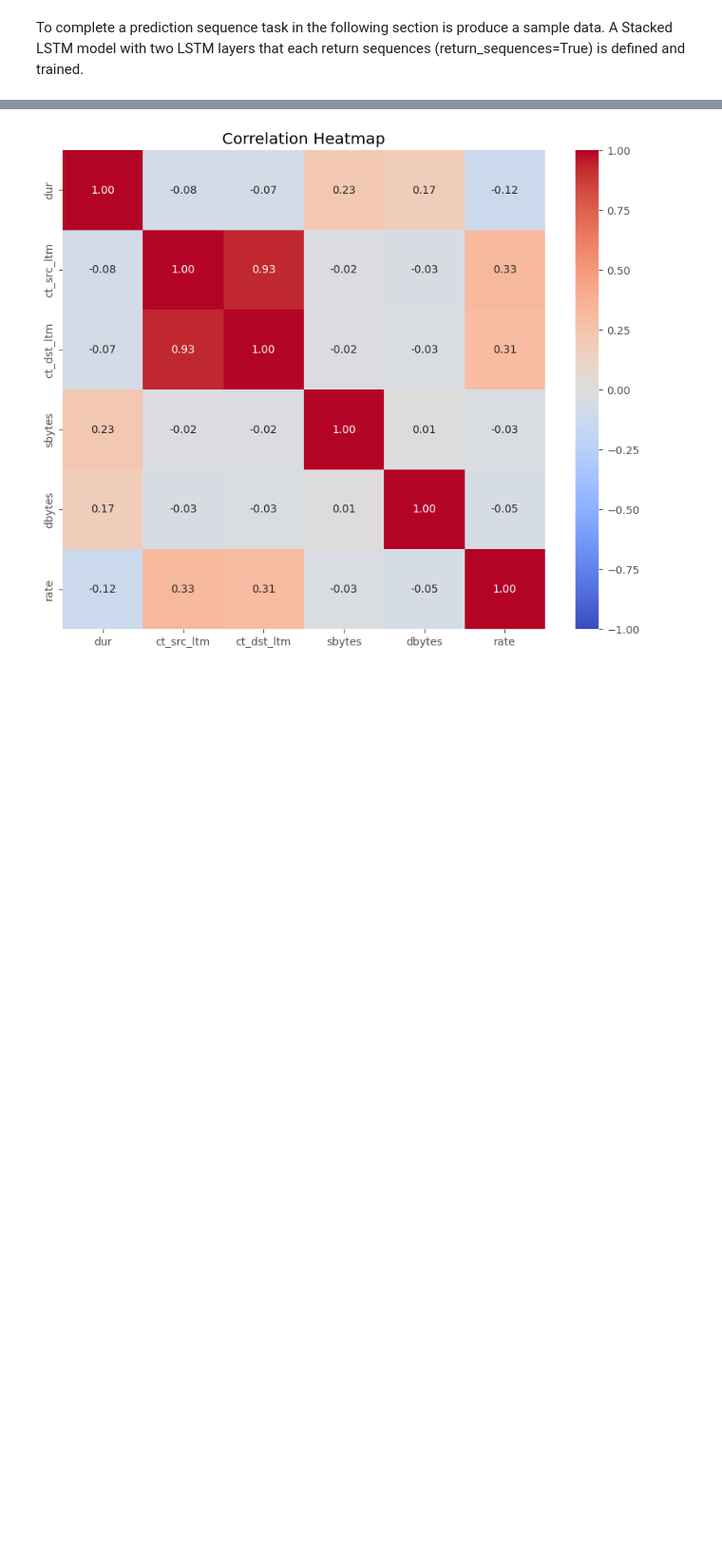
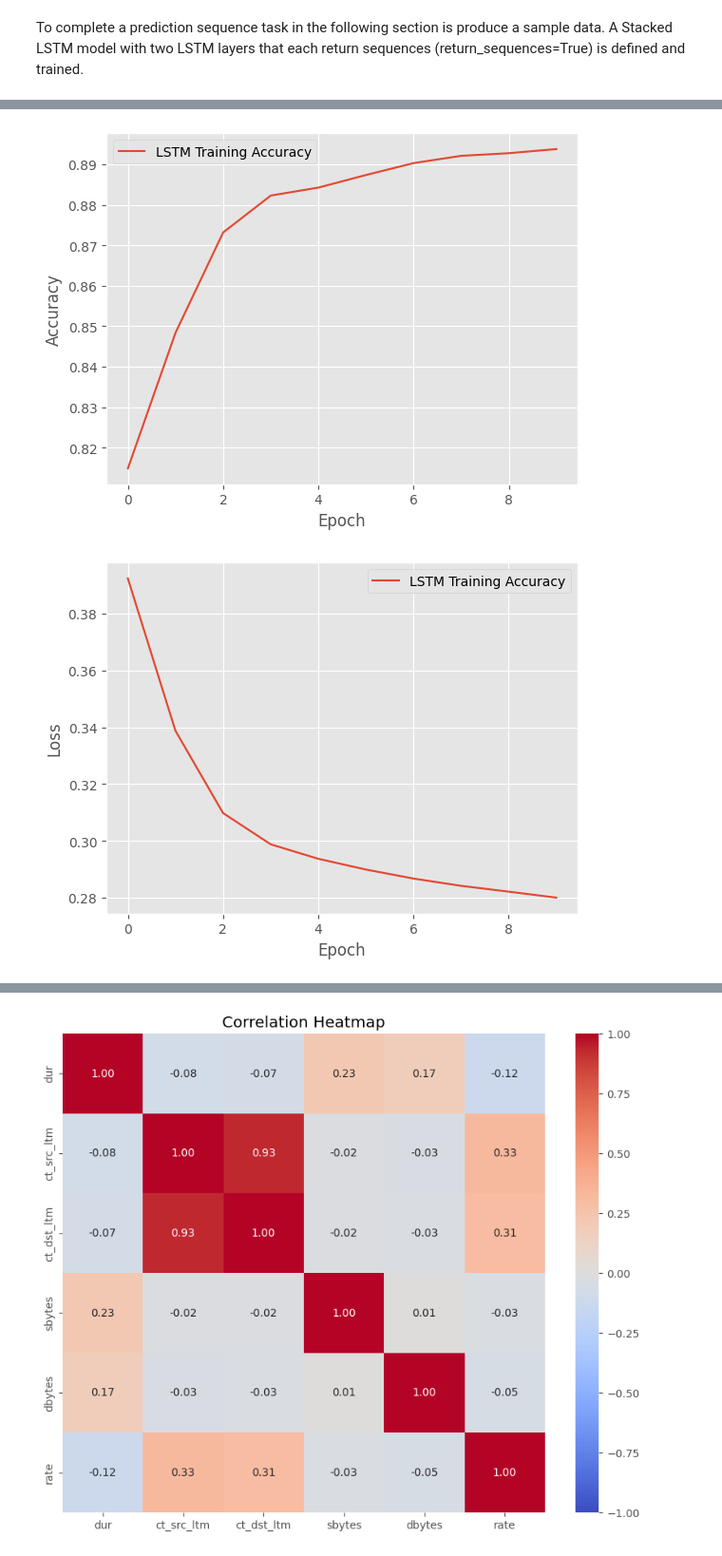
Before and after one commit to marcool5/Cyber, a Jupyter notebook: Exploratory_Data_and_Analysis_1_.ipynb, the cells around one changed output, grey strips where cells are left out. Shown at 95% size. Drawn from its saved outputs; the diff is of its cells as text; code cells hidden in the pictures; blank space fills up the shorter version.

```diff
--- a/Exploratory_Data_and_Analysis_1_.ipynb
+++ b/Exploratory_Data_and_Analysis_1_.ipynb
@@ -316,20 +333,41 @@ BiLSTM Accuracy: 0.007105119526386261
 # %%
-selected_features = ['dur','sbytes','dbytes','rate']
+# Select features and target
+selected_features = ['dur', 'sbytes', 'dbytes', 'rate']
 X = data[selected_features].values
 y = data['label'].values
+# Split data into training and testing sets
 X_train, X_test, y_train, y_test = train_test_split(X, y, test_size=0.2, random_state=42)
+# Standardize features
 scaler = StandardScaler()
 X_train = scaler.fit_transform(X_train)
 X_test = scaler.transform(X_test)
+# Reshape for LSTM input
 X_train = X_train.reshape(X_train.shape[0], 1, X_train.shape[1])
 X_test = X_test.reshape(X_test.shape[0], 1, X_test.shape[1])
+# Build the LSTM model
 model_lstm = Sequential()
 model_lstm.add(LSTM(64, input_shape=(X_train.shape[1], X_train.shape[2]), return_sequences=True))
 model_lstm.add(LSTM(32, return_sequences=False))
 model_lstm.add(Dense(1, activation='sigmoid'))
 model_lstm.compile(loss='binary_crossentropy', optimizer='adam', metrics=['accuracy'])
-model_lstm.fit(X_train, y_train, epochs=10, batch_size=64, verbose=1)
+# Train the model
+history_lstm = model_lstm.fit(X_train, y_train, epochs=10, batch_size=64, verbose=1)
+# Evaluate the model on the test set
 loss_lstm, accuracy_lstm = model_lstm.evaluate(X_test, y_test)
 print(f"Stacked LSTM Loss: {loss_lstm:.4f}, Accuracy: {accuracy_lstm:.4f}")
+# Plot training history
+plt.plot(history_lstm.history['accuracy'], label='LSTM Training Accuracy')
+plt.xlabel('Epoch')
+plt.ylabel('Accuracy')
+plt.legend()
+plt.show()
+# Plot training history for loss
+plt.plot(history_lstm.history['loss'], label='LSTM Training Accuracy')
+plt.xlabel('Epoch')
+plt.ylabel('Loss')
+plt.legend()
+plt.show()
+loss_lstm, accuracy_lstm = model_lstm.evaluate(X_test, y_test)
+print(f"Stacked LSTM Loss: {loss_lstm:.4f}, Accuracy: {accuracy_lstm:.4f}")
 # %% [output]
 Epoch 1/10
@@ -351,0 +390,2 @@ Stacked LSTM Loss: 0.4623, Accuracy: 0.7677
+[figure, added]
+[figure, added]
```
Also changed, not shown: parts of 5 cells of this notebook.
